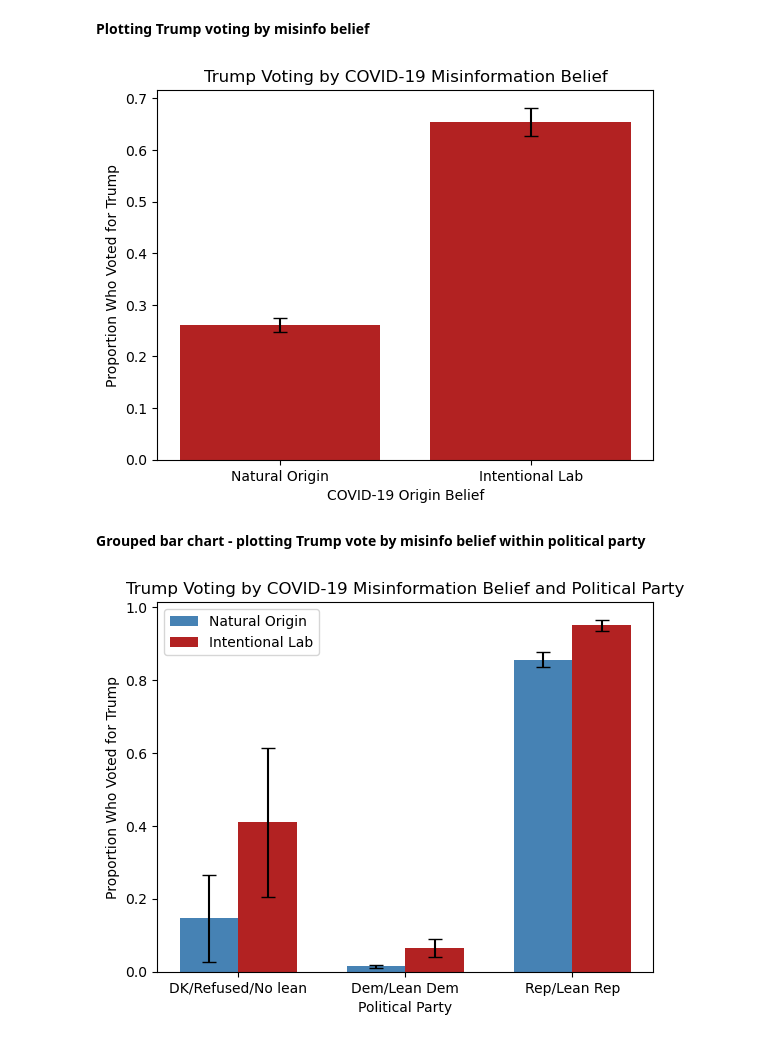
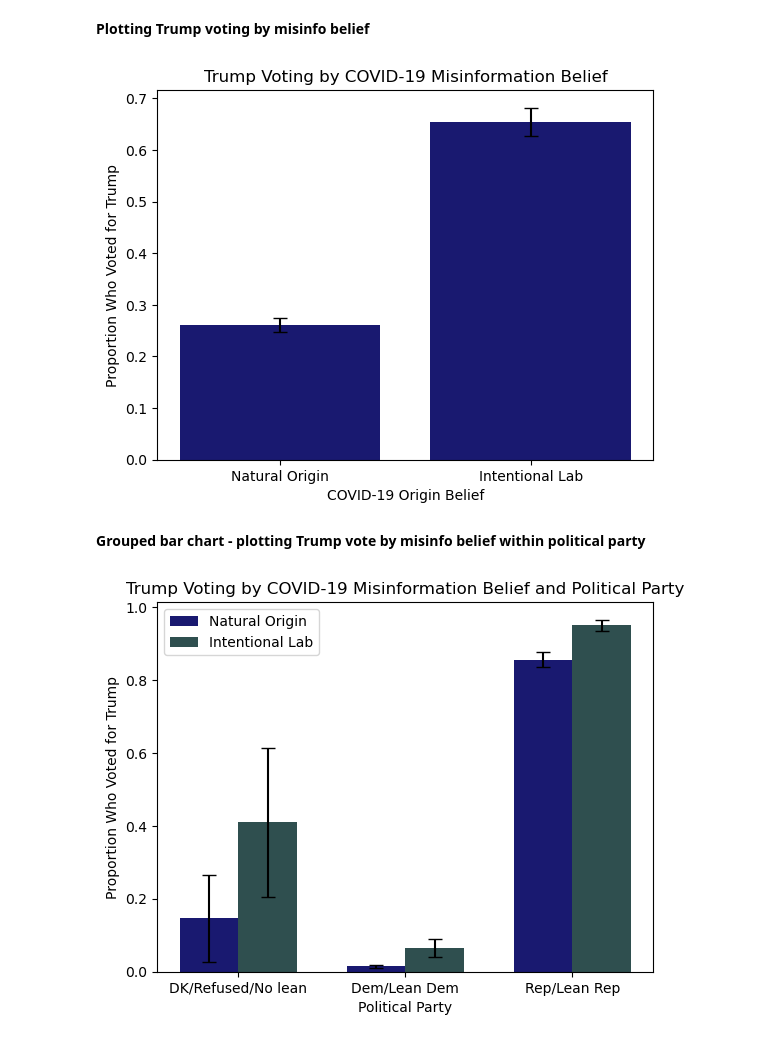
Before and after one commit to ameliabrooks28/QSS20_Project, a Jupyter notebook: code/02_analyze.ipynb, the cells around one changed output. Cells and saved outputs as stored; diff of their text form; code cells hidden in the pictures.

```diff
--- a/code/02_analyze.ipynb
+++ b/code/02_analyze.ipynb
@@ -76,16 +76,16 @@ misinfo_n = df_new.groupby("covid_misinfo_belief")["trump_vote"].count()
 se = np.sqrt(vote_by_misinfo * (1 - vote_by_misinfo) / misinfo_n)
 ci = 1.96 * se
 # %%
-plt.bar(vote_by_misinfo.index, vote_by_misinfo.values, yerr=ci, capsize=5, color="firebrick")
+plt.bar(vote_by_misinfo.index, vote_by_misinfo.values, yerr=ci, capsize=5, color="midnightblue")
 plt.xlabel("COVID-19 Origin Belief")
 plt.ylabel("Proportion Who Voted for Trump")
 plt.title("Trump Voting by COVID-19 Misinformation Belief")
 plt.xticks([0, 1], ["Natural Origin", "Intentional Lab"], rotation=0)
 
 plt.savefig("../output/trump_vote_by_misinfo.png", bbox_inches="tight")
 plt.show()
 # %% [output]
-[figure, old version]
+[figure, new version]
 # %% [markdown]
 **Grouped bar chart - plotting Trump vote by misinfo belief within political party**
 # %%
@@ -104,8 +104,8 @@ x = np.arange(len(party_vote.index))
 width = 0.35
 
 # two sets of bars
-plt.bar(x - width/2, party_vote[0.0], width, yerr=party_ci[0.0], capsize=5,label="Natural Origin", color="steelblue")
-plt.bar(x + width/2, party_vote[1.0], width, yerr=party_ci[1.0], capsize=5,label="Intentional Lab", color="firebrick")
+plt.bar(x - width/2, party_vote[0.0], width, yerr=party_ci[0.0], capsize=5,label="Natural Origin", color="midnightblue")
+plt.bar(x + width/2, party_vote[1.0], width, yerr=party_ci[1.0], capsize=5,label="Intentional Lab", color="darkslategrey")
 
 plt.xticks(x, party_vote.index)
 plt.xlabel("Political Party")
@@ -116,4 +116,4 @@ plt.legend()
 plt.savefig("../output/trump_vote_by_misinfo_party.png", bbox_inches="tight")
 plt.show()
 # %% [output]
-[figure, old version]
+[figure, new version]
```
Also changed, not shown: parts of 1 cell of this notebook, 8 other files.
